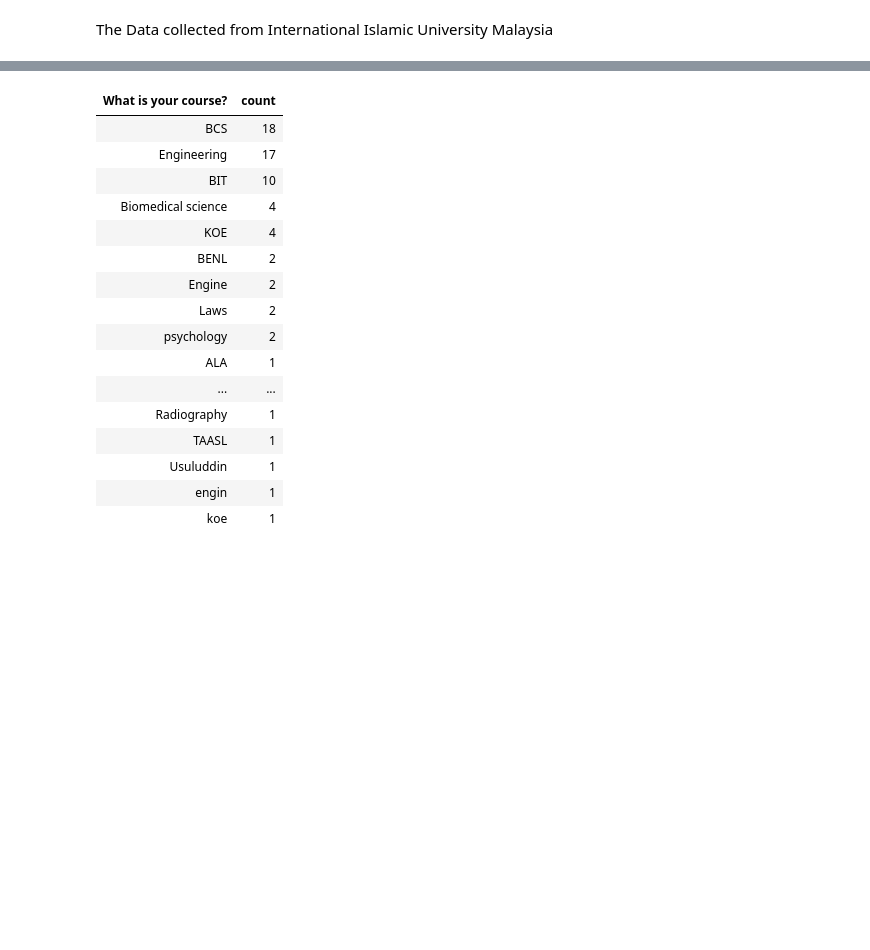
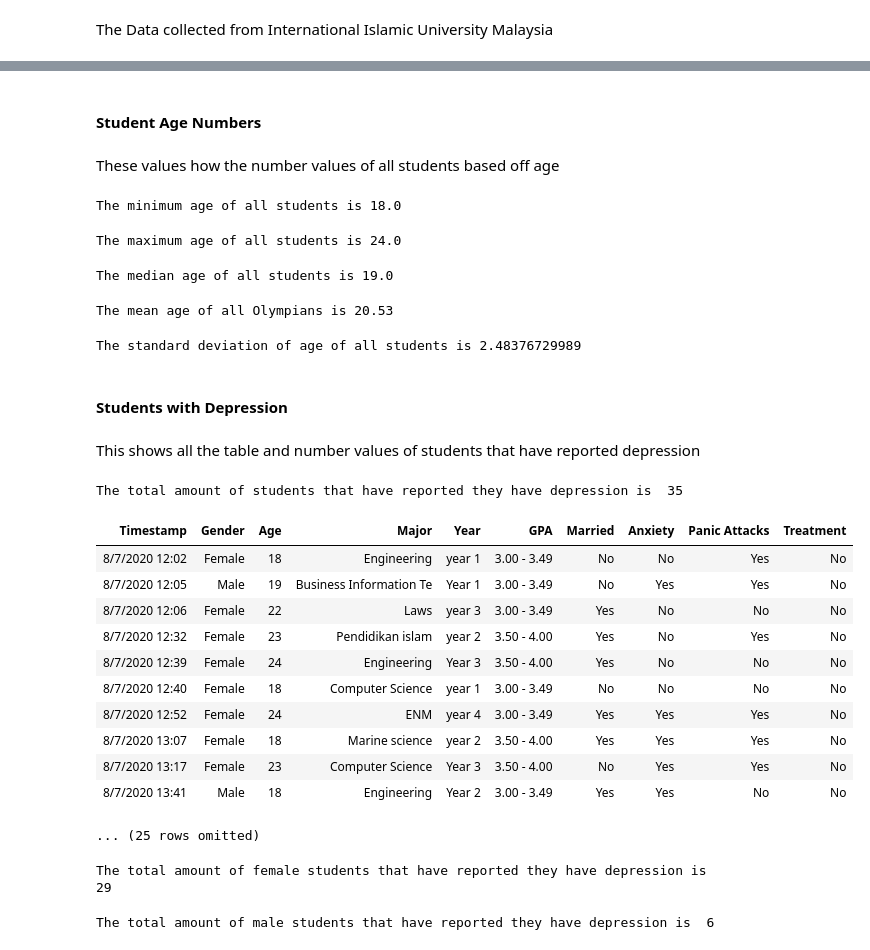
Before and after one commit to daveyloder/Temple-Code, a Jupyter notebook: SCTC 1013/Group Project/StudentHealth.ipynb, the cells around one changed output, grey strips where cells are left out. Saved outputs shown, nothing was run; the diff lists cells and outputs as text; code cells hidden in the pictures; blank space fills up the shorter version.

```diff
--- a/SCTC 1013/Group Project/StudentHealth.ipynb
+++ b/SCTC 1013/Group Project/StudentHealth.ipynb
@@ -57,21 +96,63 @@ studentimport.drop("Timestamp")
+# %% [markdown]
+#### Student Age Numbers
+# %% [markdown]
+These values how the number values of all students based off age
 # %%
-student_major_count = studentimport.group("What is your course?").sort("count", descending=True)
-student_major_count.show()
+student_min_age = min(students_nan_age.column("Age"))
+print("The minimum age of all students is " + str(student_min_age))
 # %% [output]
-| What is your course? | count |
-| BCS | 18 |
-| Engineering | 17 |
-| BIT | 10 |
-| Biomedical science | 4 |
-| KOE | 4 |
-| BENL | 2 |
-| Engine | 2 |
-| Laws | 2 |
-| psychology | 2 |
-| ALA | 1 |
-| ... | ... |
-| Radiography | 1 |
-| TAASL | 1 |
-| Usuluddin | 1 |
-| engin | 1 |
-| koe | 1 |
+The minimum age of all students is 18.0
+# %%
+student_max_age = max(students_nan_age.column("Age"))
+print("The maximum age of all students is " + str(student_max_age))
+# %% [output]
+The maximum age of all students is 24.0
+# %%
+student_median_age = np.median(students_nan_age.column("Age"))
+print("The median age of all students is " + str(student_median_age))
+# %% [output]
+The median age of all students is 19.0
+# %%
+student_mean_age = np.mean(students_nan_age.column("Age"))
+print("The mean age of all Olympians is " + str(student_mean_age))
+# %% [output]
+The mean age of all Olympians is 20.53
+# %%
+student_standard_deviation_age = np.std(students_nan_age.column("Age"))
+print("The standard deviation of age of all students is " + str(student_standard_deviation_age))
+# %% [output]
+The standard deviation of age of all students is 2.48376729989
+# %% [markdown]
+#### Students with Depression
+# %% [markdown]
+This shows all the table and number values of students that have reported depression
+# %%
+students_with_depression=students.where("Depression",are.equal_to("Yes"))
+print("The total amount of students that have reported they have depression is ", str(students_with_depression.num_rows))
+# %% [output]
+The total amount of students that have reported they have depression is  35
+# %%
+students_with_depression.drop("Depression")
+# %% [output]
+| Timestamp | Gender | Age | Major | Year | GPA | Married | Anxiety | Panic Attacks | Treatment |
+| 8/7/2020 12:02 | Female | 18 | Engineering | year 1 | 3.00 - 3.49 | No | No | Yes | No |
+| 8/7/2020 12:05 | Male | 19 | Business Information Te | Year 1 | 3.00 - 3.49 | No | Yes | Yes | No |
+| 8/7/2020 12:06 | Female | 22 | Laws | year 3 | 3.00 - 3.49 | Yes | No | No | No |
+| 8/7/2020 12:32 | Female | 23 | Pendidikan islam | year 2 | 3.50 - 4.00 | Yes | No | Yes | No |
+| 8/7/2020 12:39 | Female | 24 | Engineering | Year 3 | 3.50 - 4.00 | Yes | No | No | No |
+| 8/7/2020 12:40 | Female | 18 | Computer Science | year 1 | 3.00 - 3.49 | No | No | No | No |
+| 8/7/2020 12:52 | Female | 24 | ENM | year 4 | 3.00 - 3.49 | Yes | Yes | Yes | No |
+| 8/7/2020 13:07 | Female | 18 | Marine science | year 2 | 3.50 - 4.00 | Yes | Yes | Yes | No |
+| 8/7/2020 13:17 | Female | 23 | Computer Science | Year 3 | 3.50 - 4.00 | No | Yes | Yes | No |
+| 8/7/2020 13:41 | Male | 18 | Engineering | Year 2 | 3.00 - 3.49 | Yes | Yes | No | No |
+... (25 rows omitted)
+# %%
+female_students_with_depression = students_with_depression.where("Gender",are.equal_to("Female"))
+print("The total amount of female students that have reported they have depression is ", str(female_students_with_depression.num_rows))
+# %% [output]
+The total amount of female students that have reported they have depression is  29
+# %%
+male_students_with_depression = students_with_depression.where("Gender",are.equal_to("Male"))
+print("The total amount of male students that have reported they have depression is ", str(male_students_with_depression.num_rows))
+# %% [output]
+The total amount of male students that have reported they have depression is  6
```
Also changed, not shown: parts of 49 cells of this notebook.
